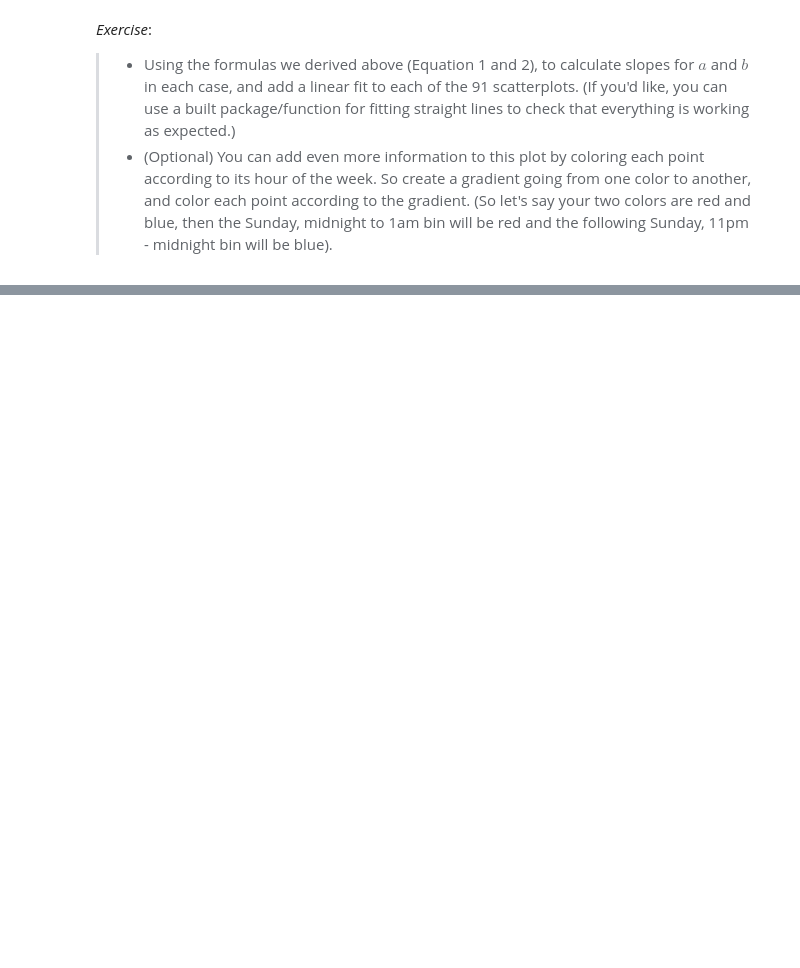
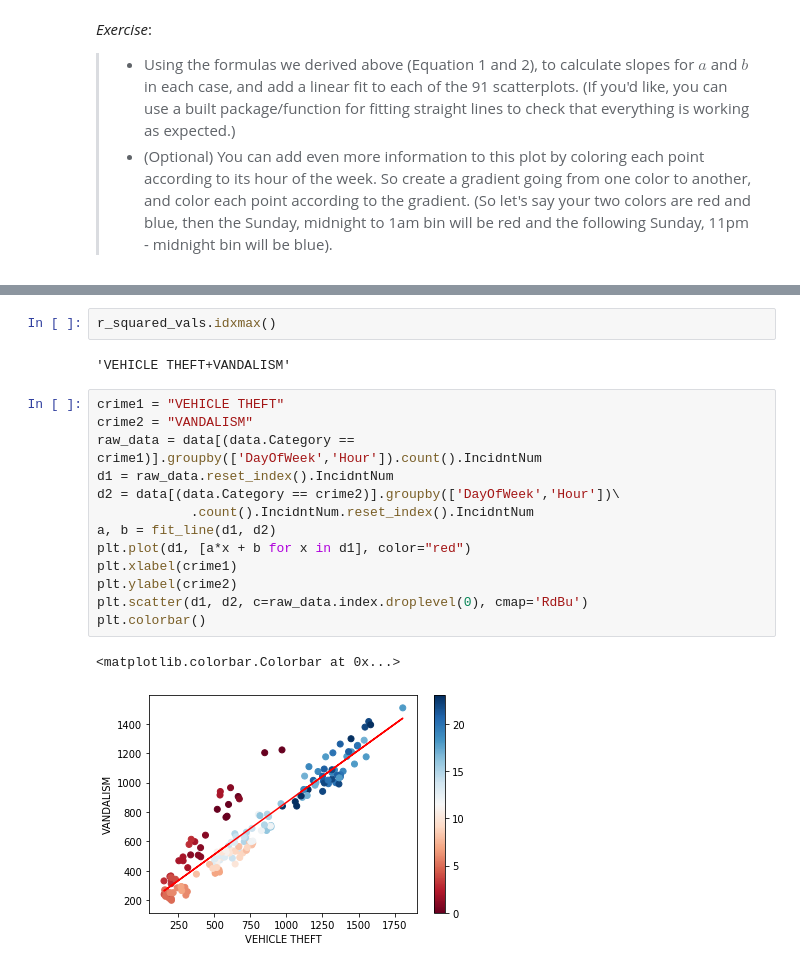
Before and after one commit to IncioMan/socialdata, a Jupyter notebook: Week5/Alex.ipynb, the cells around one changed output, grey strips where cells are left out. Cells and saved outputs as stored; diff of their text form; blank space fills up the shorter version.

```diff
--- a/Week5/Alex.ipynb
+++ b/Week5/Alex.ipynb
@@ -337,0 +413,20 @@ Basically $R^2$ is a measurea of how good a linear fit is. I think I've derived
+# %%
+r_squared_vals.idxmax()
+# %% [output]
+'VEHICLE THEFT+VANDALISM'
+# %%
+crime1 = "VEHICLE THEFT"
+crime2 = "VANDALISM"
+raw_data = data[(data.Category == crime1)].groupby(['DayOfWeek','Hour']).count().IncidntNum
+d1 = raw_data.reset_index().IncidntNum
+d2 = data[(data.Category == crime2)].groupby(['DayOfWeek','Hour'])\
+            .count().IncidntNum.reset_index().IncidntNum
+a, b = fit_line(d1, d2)
+plt.plot(d1, [a*x + b for x in d1], color="red")
+plt.xlabel(crime1)
+plt.ylabel(crime2)
+plt.scatter(d1, d2, c=raw_data.index.droplevel(0), cmap='RdBu')
+plt.colorbar()
+# %% [output]
+<matplotlib.colorbar.Colorbar at 0x...>
+[figure, added]
```
Also changed, not shown: parts of 18 cells of this notebook.
